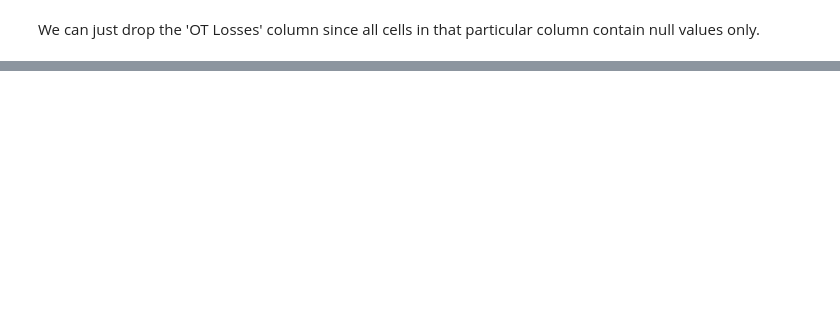
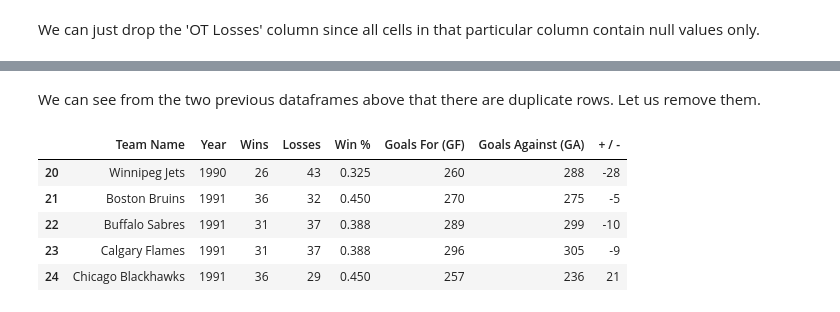
Before and after one commit to ni-lie/web-scraping-plus-eda, a Jupyter notebook: main.ipynb, the cells around one changed output, grey strips where cells are left out. Drawn from its saved outputs; the diff is of its cells as text; code cells hidden in the pictures; blank space fills up the shorter version.

```diff
--- a/main.ipynb
+++ b/main.ipynb
@@ -184,0 +187,13 @@ df.sort_values(by = "Wins", ascending=False).head()
+# %% [markdown]
+We can see from the two previous dataframes above that there are duplicate rows. Let us remove them.
+# %%
+x = df.drop_duplicates()
+# %%
+x.tail()
+# %% [output]
+|  | Team Name | Year | Wins | Losses | Win % | Goals For (GF) | Goals Against (GA) | + / - |
+| 20 | Winnipeg Jets | 1990 | 26 | 43 | 0.325 | 260 | 288 | -28 |
+| 21 | Boston Bruins | 1991 | 36 | 32 | 0.450 | 270 | 275 | -5 |
+| 22 | Buffalo Sabres | 1991 | 31 | 37 | 0.388 | 289 | 299 | -10 |
+| 23 | Calgary Flames | 1991 | 31 | 37 | 0.388 | 296 | 305 | -9 |
+| 24 | Chicago Blackhawks | 1991 | 36 | 29 | 0.450 | 257 | 236 | 21 |
```
Also changed, not shown: parts of 11 cells of this notebook.
